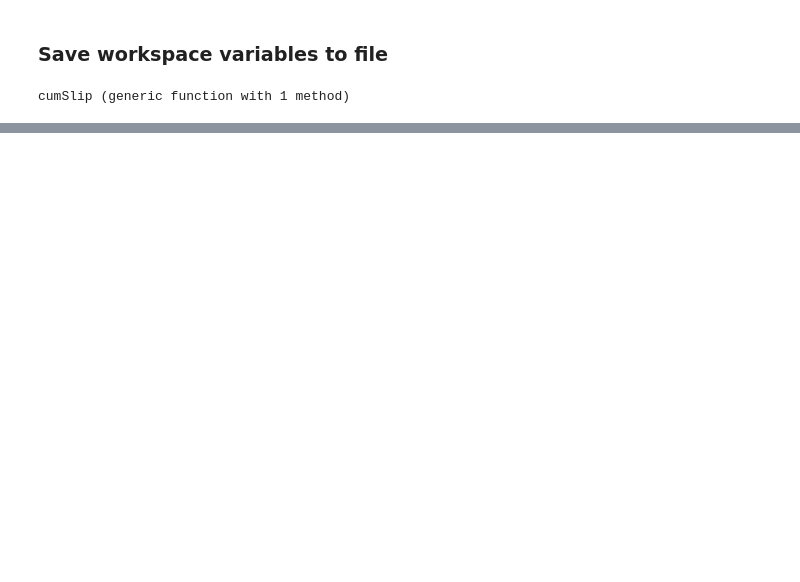
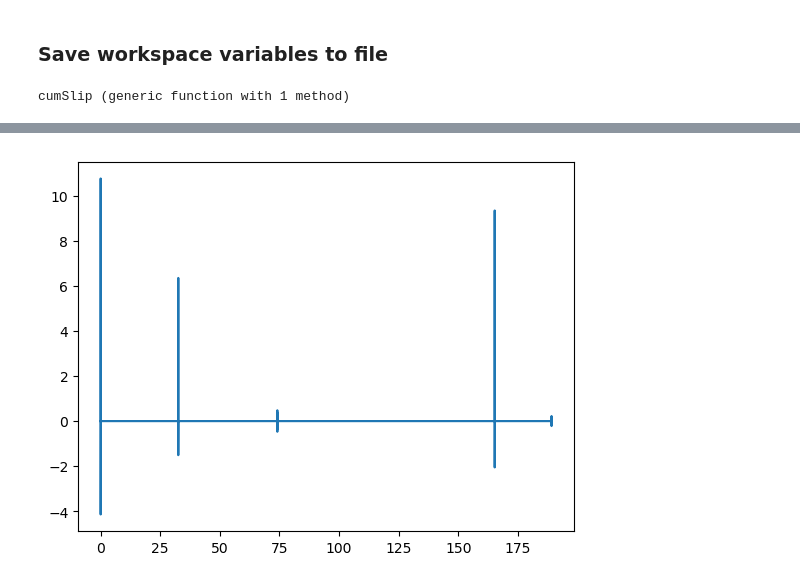
Before and after one commit to thehalfspace/JuliaSEM, a Jupyter notebook: SimulationRun.ipynb, the cells around one changed output, grey strips where cells are left out. Saved outputs shown, nothing was run; the diff lists cells and outputs as text; code cells hidden in the pictures; blank space fills up the shorter version.

```diff
--- a/SimulationRun.ipynb
+++ b/SimulationRun.ipynb
@@ -62,0 +70,5 @@ fricPlot(cca, ccb, FltX)
+# %%
+plot(time_/yr2sec, SlipVel[121,:])
+show()
+# %% [output]
+[figure, added]
```
Also changed, not shown: parts of 12 cells of this notebook, 5 other files.
